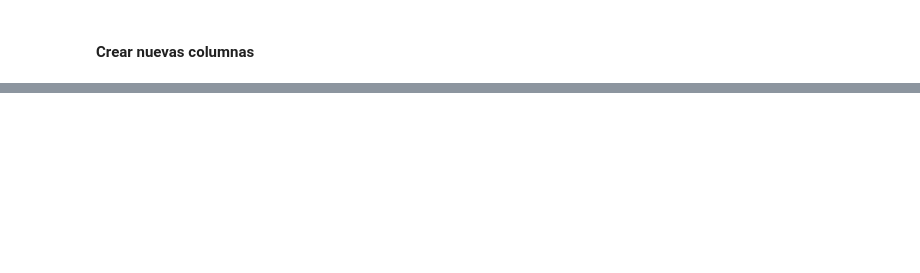
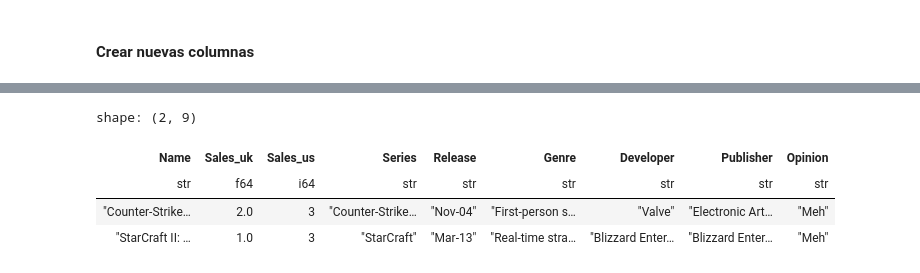
Before and after one commit to arthurquispe/libreria_polars, a Jupyter notebook: Tutorial Polars.ipynb, the cells around one changed output, grey strips where cells are left out. Saved outputs shown, nothing was run; the diff lists cells and outputs as text; code cells hidden in the pictures; blank space fills up the shorter version.

```diff
--- a/Tutorial Polars.ipynb
+++ b/Tutorial Polars.ipynb
@@ -183,0 +231,10 @@ df.with_columns(
+# %%
+#Leemos un nuevo csv
+df2 = pl.read_csv("G_Opinion.csv")
+#Unimos con el siguiente código
+df3= df.join(df2, on='Name')
+print(df3)
+#Otras formas de unir DataFrame
+#df.join(df2, on='Name', how='inner') #La intersección de los DataFrames
+#df.join(df2, on='Name', how='left') #Devuelve las filas de df y las filas del df2  que coinciden con df
+#df.join(df2, on='Name', how='outer') # Devuelve todas las filas de ambos df, rellenando con valores nulos en caso de no encontrar una coincidencia
@@ -185,8 +260,14 @@ df.with_columns(
 #### Filtrar
 # %%
 # polars: simple filtering
-df.filter(pl.col('gender')=='female')
+df3.filter(pl.col('Opinion')=='Meh')
 
-# pandas: df[df['gender'] == 'female']
+# pandas: df[df['Sales_uk'] == 2]
+# %% [output]
+shape: (2, 9)
+| Name | Sales_uk | Sales_us | Series | Release | Genre | Developer | Publisher | Opinion |
+| str | f64 | i64 | str | str | str | str | str | str |
+| "Counter-Strike… | 2.0 | 3 | "Counter-Strike… | "Nov-04" | "First-person s… | "Valve" | "Electronic Art… | "Meh" |
+| "StarCraft II: … | 1.0 | 3 | "StarCraft" | "Mar-13" | "Real-time stra… | "Blizzard Enter… | "Blizzard Enter… | "Meh" |
 # %%
 # Multiple filtering
```
Also changed, not shown: parts of 15 cells of this notebook, 2 other files.
